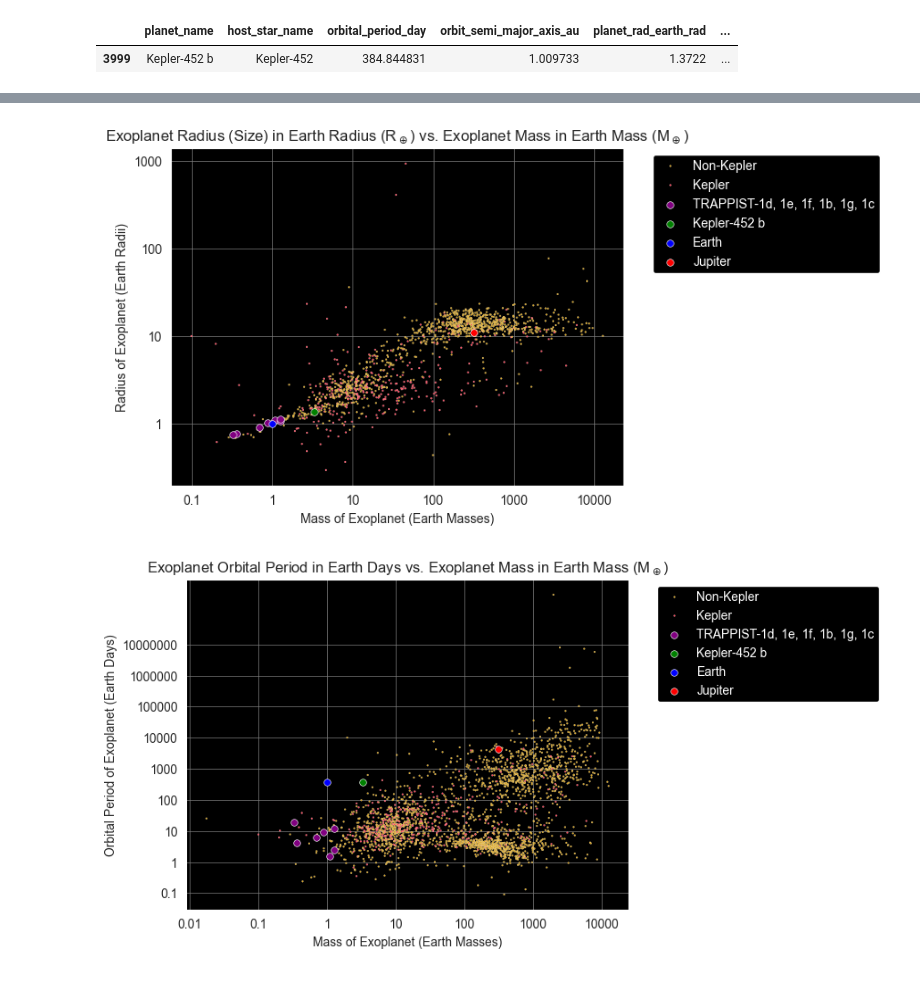
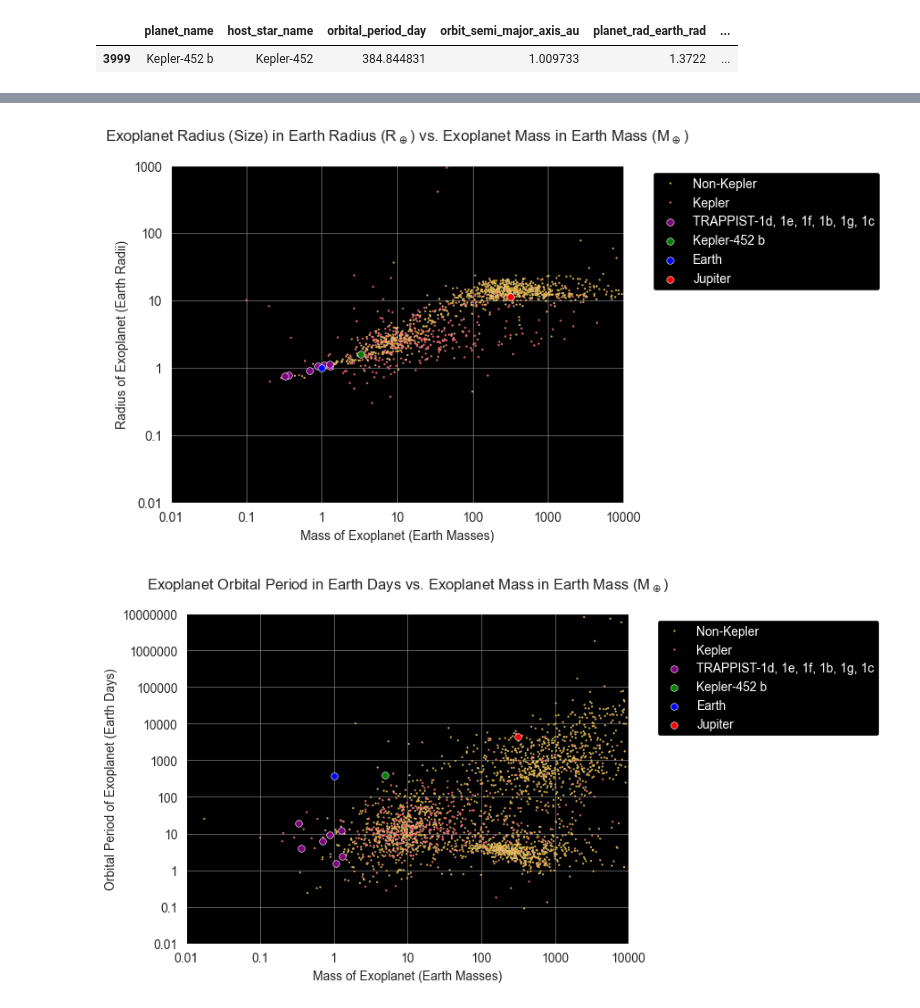
Before and after one commit to Graviton12/Exoplanet-Data-Analysis, a Jupyter notebook: exoplanetScatterplots.ipynb, the cells around one changed output, grey strips where cells are left out. Saved outputs shown, nothing was run; the diff lists cells and outputs as text; code cells hidden in the pictures.

```diff
--- a/exoplanetScatterplots.ipynb
+++ b/exoplanetScatterplots.ipynb
@@ -46,7 +46,7 @@ combined_data = pd.concat([filtered_exoplanets, earth, jupiter], ignore_index=Tr
 
 # Function to determine if a planet is Kepler or not
 def is_kepler(planet_name):
-    return 'Kepler' if 'Kepler' in planet_name else 'Non-Kepler'
+    return 'Kepler' if 'Kepler' in planet_name or 'K2' in planet_name else 'Non-Kepler'
 
 # Create a new column 'Kepler Planet' based on the 'planet_name' column
 filtered_exoplanets['Kepler Planet'] = filtered_exoplanets['planet_name'].apply(is_kepler)
@@ -61,7 +61,7 @@ sns.set_style("darkgrid", {"axes.facecolor": "black"})
 sns.scatterplot(data=filtered_exoplanets, x='planet_mass_earth_mass', y='planet_rad_earth_rad', hue='Kepler Planet', palette=colors, s=2)
 plt.xlabel('Mass of Exoplanet (Earth Masses)')
 plt.ylabel('Radius of Exoplanet (Earth Radii)')
-plt.title('Exoplanet Radius (Size) in Earth Radius (R$_\oplus$) vs. Exoplanet Mass in Earth Mass (M$_\oplus$)')
+plt.title('Exoplanet Radius (Size) in Earth Radius (R$_\oplus$) vs. Exoplanet Mass in Earth Mass (M$_\oplus$)', pad=20)
 
 # Set logarithmic scale for both axes
 plt.xscale('log')
@@ -76,35 +76,41 @@ plt.xticks([0.01, 0.1, 1, 10, 100, 1000, 10000], ['0.01', '0.1', '1', '10', '100
 
 # Set major ticks for the y-axis
 plt.yticks([0.01, 0.1, 1, 10, 100, 1000], ['0.01', '0.1', '1', '10', '100', '1000'])
+
+# Set x-axis limits to ensure tick marks are spread evenly
+plt.xlim(0.01, 10000)
+
+# Set y-axis limits to ensure tick marks are spread evenly
+plt.ylim(0, 1000)
 
 # Highlight TRAPPIST points
 highlighted_trappist= filtered_exoplanets[filtered_exoplanets['planet_name'].str.contains('TRAPPIST')]
 sns.scatterplot(data=highlighted_trappist, x='planet_mass_earth_mass', y='planet_rad_earth_rad', color='purple', s=30, label='TRAPPIST-1d, 1e, 1f, 1b, 1g, 1c')
 
 # Manually set the mass of Kepler-452 b
 kepler452b_mass = 3.29  # Earth masses
 filtered_exoplanets.loc[filtered_exoplanets['planet_name'] == 'Kepler-452 b', 'planet_mass_earth_mass'] = kepler452b_mass
 
 # Highlight specific point for Kepler-452 b
 highlighted_kepler452b = filtered_exoplanets[filtered_exoplanets['planet_name'] == 'Kepler-452 b']
 sns.scatterplot(data=highlighted_kepler452b, x='planet_mass_earth_mass', y='planet_rad_earth_rad', color='green', s=30, label='Kepler-452 b')
 
 # Highlight specific points for Earth and Jupiter
 sns.scatterplot(data=earth, x='planet_mass_earth_mass', y='planet_rad_earth_rad', color='blue', s=30, label='Earth')
 sns.scatterplot(data=jupiter, x='planet_mass_earth_mass', y='planet_rad_earth_rad', color='red', s=30, label='Jupiter')
 
 # Change the grid color to be more visible on black background
 plt.grid(color='gray', linestyle='-', linewidth=0.5)
 
 # Adjust the legend
 legend = plt.legend(facecolor='black', edgecolor='white', framealpha=1, fontsize=10, bbox_to_anchor=(1.05, 1))
 for text in legend.get_texts():
     text.set_color('white')
 
 
 plt.show()
 # %% [output]
-[figure, old version]
+[figure, new version]
 # %%
 # Sample data for Earth and Jupiter (assuming data points)
 earth = pd.DataFrame({
@@ -126,7 +132,7 @@ combined_data = pd.concat([filtered_exoplanets, earth, jupiter], ignore_index=Tr
 
 # Function to determine if a planet is Kepler or not
 def is_kepler(planet_name):
-    return 'Kepler' if 'Kepler' in planet_name else 'Non-Kepler'
+    return 'Kepler' if 'Kepler' in planet_name or 'K2' in planet_name else 'Non-Kepler'
 
 # Create a new column 'Kepler Planet' based on the 'planet_name' column
 filtered_exoplanets['Kepler Planet'] = filtered_exoplanets['planet_name'].apply(is_kepler)
@@ -140,7 +146,7 @@ sns.set_style("darkgrid", {"axes.facecolor": "black"})
 sns.scatterplot(data=filtered_exoplanets, x='planet_mass_earth_mass', y='orbital_period_day', hue='Kepler Planet', palette=colors, s=2)
 plt.xlabel('Mass of Exoplanet (Earth Masses)')
 plt.ylabel('Orbital Period of Exoplanet (Earth Days)')
-plt.title('Exoplanet Orbital Period in Earth Days vs. Exoplanet Mass in Earth Mass (M$_\oplus$)')
+plt.title('Exoplanet Orbital Period in Earth Days vs. Exoplanet Mass in Earth Mass (M$_\oplus$)', pad=20)
 
 # Set logarithmic scale for both axes
 plt.xscale('log')
@@ -155,6 +161,13 @@ plt.xticks([0.01, 0.1, 1, 10, 100, 1000, 10000], ['0.01', '0.1', '1', '10', '100
 
 # Set major ticks for the y-axis
 plt.yticks([0.01, 0.1, 1, 10, 100, 1000, 10000, 100000, 1000000, 10000000], ['0.01', '0.1', '1', '10', '100', '1000', '10000', '100000', '1000000', '10000000'])
+
+# Set x-axis limits to ensure tick marks are spread evenly
+plt.xlim(0.01, 10000)
+
+# Set y-axis limits to ensure tick marks are spread evenly
+plt.ylim(0, 10000000)
+
 
 
 # Highlight TRAPPIST points
@@ -180,7 +193,7 @@ for text in legend.get_texts():
 
 plt.show()
 # %% [output]
-[figure, old version]
+[figure, new version]
 # %%
 # Sample data for Jupiter (assuming data points)
 jupiter = pd.DataFrame({
```
Also changed, not shown: parts of 4 cells of this notebook.
